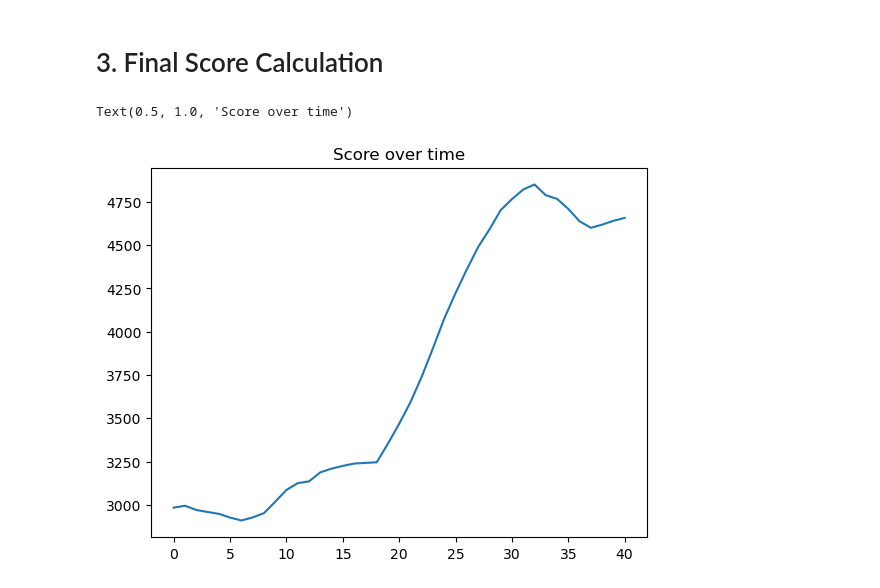
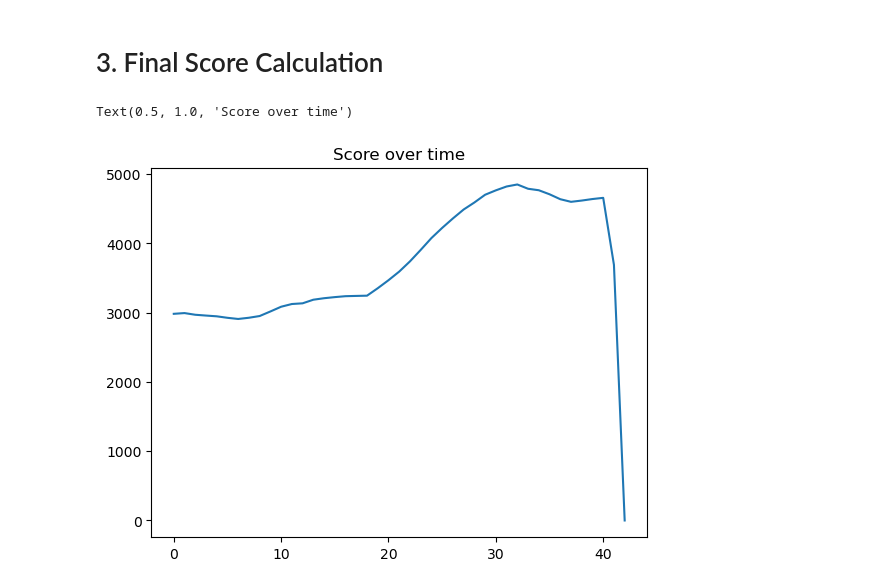
Before and after one commit to mcachosoblechero/MagicNFL, a Jupyter notebook: exploration/score_function.ipynb, the cells around one changed output. Cells and saved outputs as stored; diff of their text form; code cells hidden in the pictures.

Commit message:
Add score function analysis

```diff
--- a/exploration/score_function.ipynb
+++ b/exploration/score_function.ipynb
@@ -265,8 +265,8 @@ field_price = calculate_field_price(price_funct=gaussian_field_price, config=con
 # %%
 frames_scores = np.sum(np.sum(np.multiply(players_influence, field_price), axis=2), axis=1)
 # %%
-plt.plot(frames_scores[:-2])
+plt.plot(frames_scores)
 plt.title("Score over time")
 # %% [output]
 Text(0.5, 1.0, 'Score over time')
-[figure, old version]
+[figure, new version]
```
